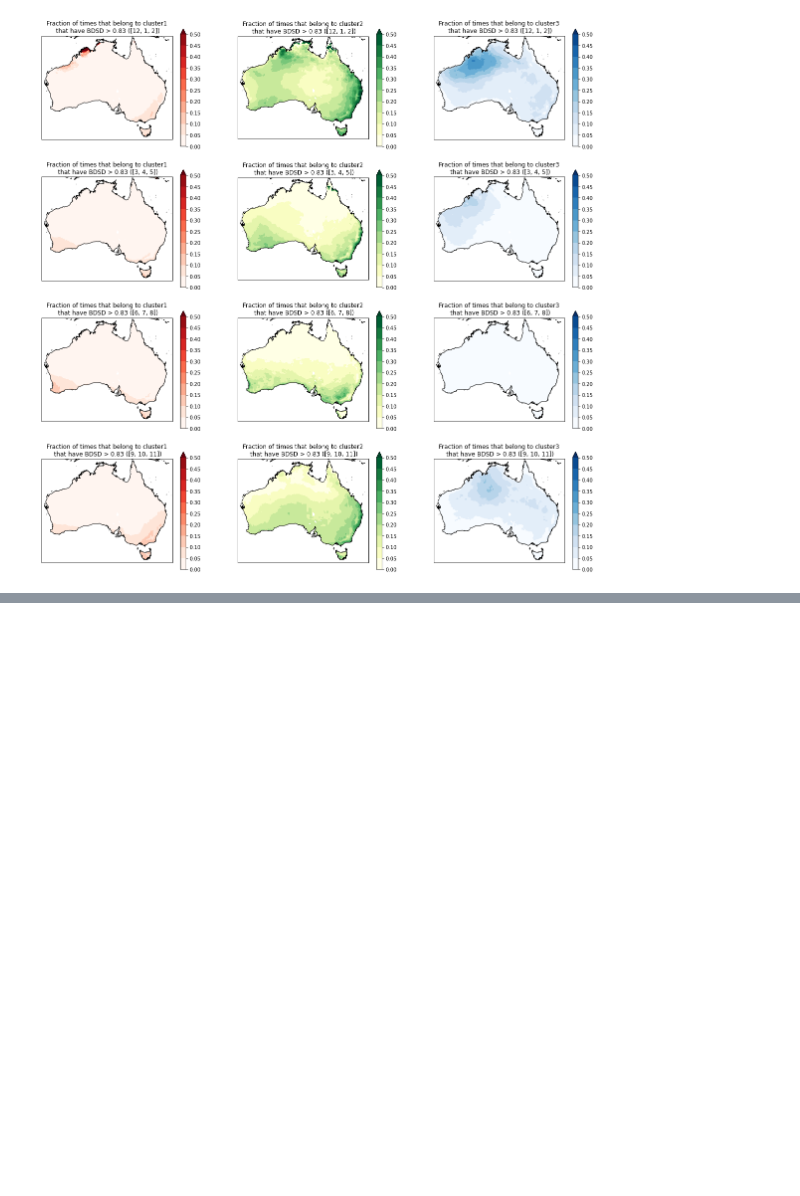
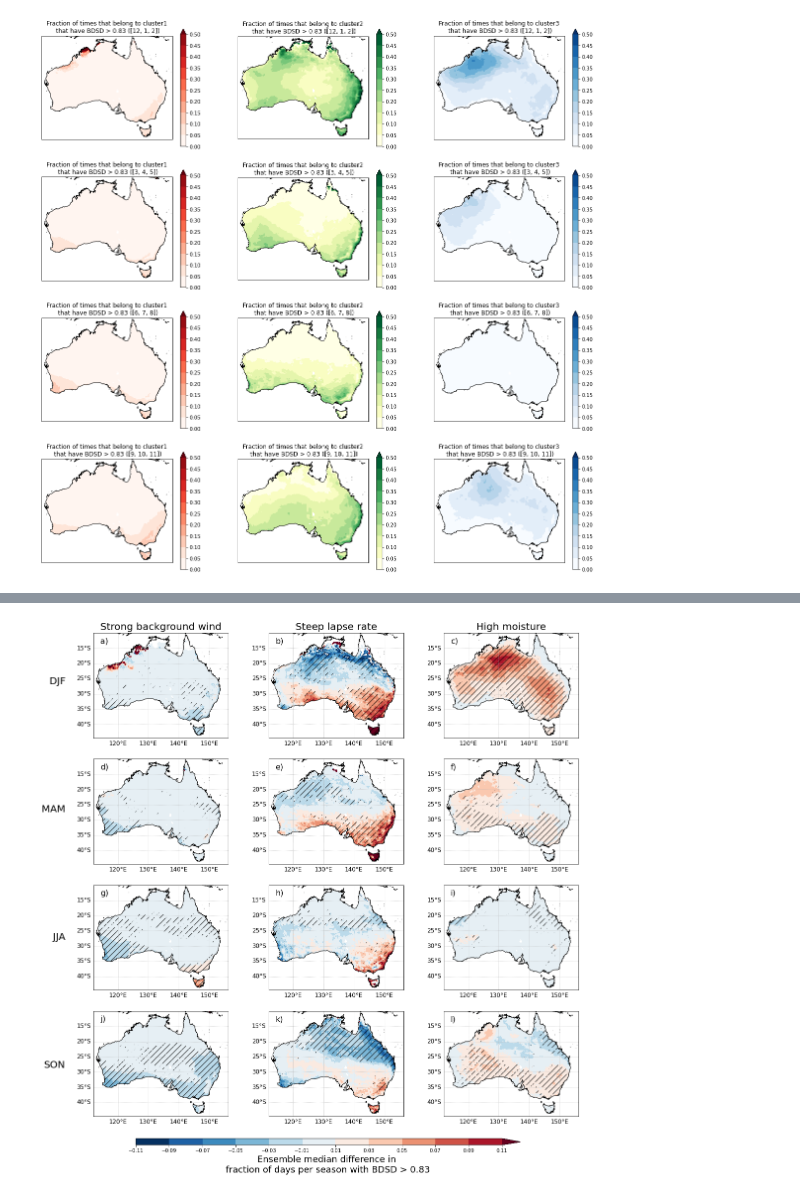
Before and after one commit to andrewbrown31/tint_processing, a Jupyter notebook: systematic_analysis/cmip_clustering.ipynb, the cells around one changed output, grey strips where cells are left out. Drawn from its saved outputs; the diff is of its cells as text; code cells hidden in the pictures; blank space fills up the shorter version.

```diff
--- a/systematic_analysis/cmip_clustering.ipynb
+++ b/systematic_analysis/cmip_clustering.ipynb
@@ -226,37 +282,69 @@ plt.savefig("/g/data/eg3/ab4502/figs/ExtremeWind/cmip5_cluster_projections.pdf",
 # %%
-def plot_bdsd_frac_diff(da_cluster,da_cluster2,da_bdsd,da_bdsd2,times1,times2,months,ax):
+def plot_bdsd_frac_diff(da_cluster,da_cluster2,da_bdsd,da_bdsd2,times1,times2,months,ax,letter):
 
     #levs = np.linspace(0,0.5,11)
-    levs=np.linspace(-0.1,0.1,11)
+    levs=np.linspace(-0.11,0.11,12)
 
     frac1 = (da_bdsd.sel({"time":np.in1d([t.month for t in times1],months)}).sum("time")
                        / da_cluster.sel({"time":np.in1d([t.month for t in times1],months)}).sum("time"))
     frac2 = (da_bdsd2.sel({"time":np.in1d([t.month for t in times2],months)}).sum("time")
                        / da_cluster2.sel({"time":np.in1d([t.month for t in times2],months)}).sum("time"))
     diff = frac2 - frac1
     sig = ((diff>0).sum("models") >= 10) + ((diff<0).sum("models") >= 10)
 
     c=xr.plot.contourf(diff.median("models"),
                        cmap=plt.get_cmap("RdBu_r"),levels=levs, ax=ax,add_colorbar=False,extend="max")
     xr.plot.contourf(sig*1, colors="none", hatches=[None,"//"], add_colorbar=False, add_labels=False, ax=ax, levels=[0.5,1.5])
     ax.coastlines("10m")
-    cb=plt.colorbar(c)
-    cb.set_ticks(levs)
-    plt.title("Change in fraction of "+ da[0].name.split("_")[0] +" days\n that have BDSD > 0.83"+ " (" + str(season) + ")")
+    g=ax.gridlines(draw_labels=True,linestyle=":"); g.top_labels=False; g.right_labels=False
+    g.xlabel_style={"size":12}
+    g.ylabel_style={"size":12}
+    g.xformatter = LONGITUDE_FORMATTER
+    g.yformatter = LATITUDE_FORMATTER
+    ax.text(0.05,0.9,letter+")",size=16,transform=ax.transAxes)
+    # cb=plt.colorbar(c)
+    # cb.set_ticks(levs)
+    #plt.title("Change in fraction of "+ da[0].name.split("_")[0] +" days\n that have BDSD > 0.83"+ " (" + str(season) + ")")
+
+    return c
 
 
 
-plt.figure(figsize=[20,20])
+fig=plt.figure(figsize=[18,18])
 iters = product(([12,1,2],[3,4,5],[6,7,8],[9,10,11]),
                 zip(
                     (f.cluster1,f.cluster2,f.cluster3),
                     (r.cluster1, r.cluster2, r.cluster3),
                     (f.cluster1_bdsd,f.cluster2_bdsd,f.cluster3_bdsd),
                     (r.cluster1_bdsd, r.cluster2_bdsd, r.cluster3_bdsd),
                 )
                )
 cnt=1
 for season, da in iters:
     da_cluster,da_cluster2,da_bdsd,da_bdsd2 = da
-    plot_bdsd_frac_diff(da_cluster,da_cluster2,da_bdsd,da_bdsd2,times,times2,season, plt.subplot(4,3,cnt,projection=ccrs.PlateCarree()))
+    c=plot_bdsd_frac_diff(da_cluster,da_cluster2,da_bdsd,da_bdsd2,times,times2,season, plt.subplot(4,3,cnt,projection=ccrs.PlateCarree()),letters[cnt-1])
+
+    if cnt==1:
+        plt.title("Strong background wind",size=20)
+    elif cnt==2:
+        plt.title("Steep lapse rate",size=20)
+    elif cnt==3:
+        plt.title("High moisture",size=20)
     cnt=cnt+1
+
+cb=plt.colorbar(c,cax=plt.axes([0.2,0.08,0.6,0.01]),orientation="horizontal")
+cb.set_ticks(np.linspace(-0.11,0.11,12))
+cb.set_label("Ensemble median difference in \nfraction of days per season with BDSD > 0.83",size=18)
+
+ylab="DJF"
+fig.text(0.09,0.8,ylab,size=20,ha="right")
+ylab="MAM"
+fig.text(0.09,0.6,ylab,size=20,ha="right")
+ylab="JJA"
+fig.text(0.09,0.4,ylab,size=20,ha="right")
+ylab="SON"
+fig.text(0.09,0.2,ylab,size=20,ha="right")
+
+plt.savefig("/g/data/eg3/ab4502/figs/ExtremeWind/cmip5_cluster_projections_frac.jpeg",dpi=300,bbox_inches="tight",transparent=True)
+# %% [output]
+[figure, added]
```
Also changed, not shown: parts of 4 cells of this notebook, 21 other files.
